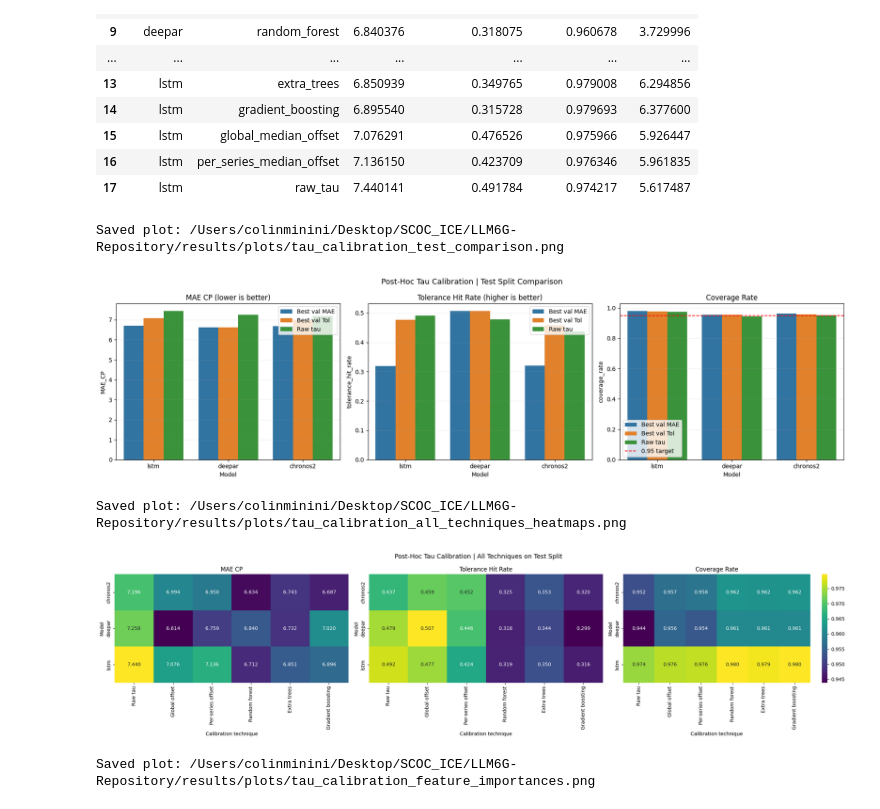
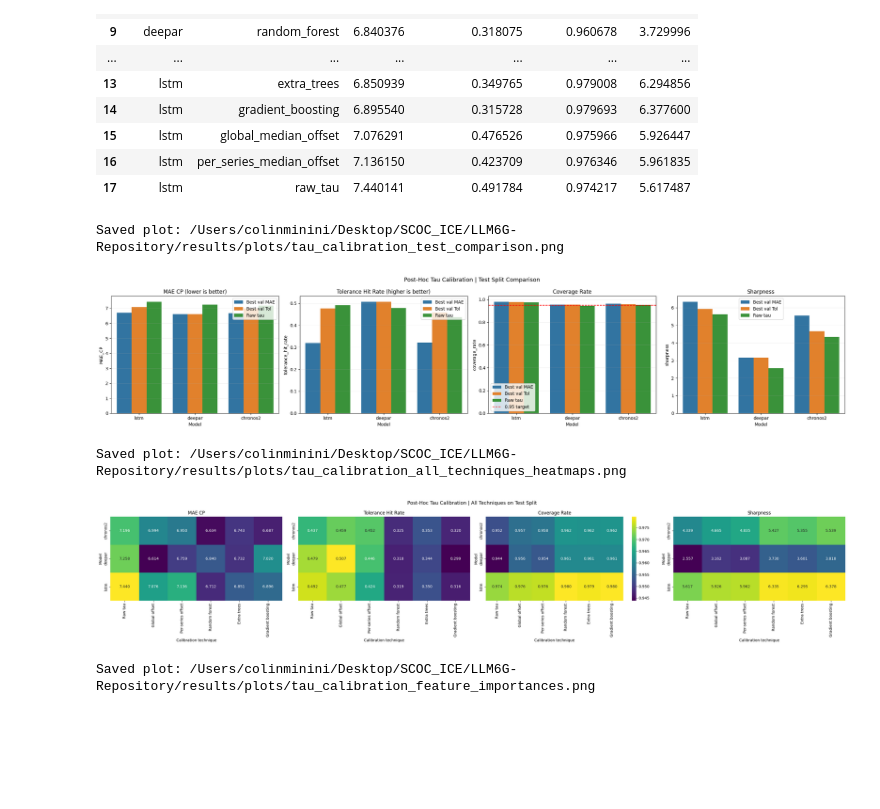
Before and after one commit to colinminini/LLM6G-Repository, a Jupyter notebook: notebooks/tau_calibration_experiment.ipynb, the cells around one changed output. Saved outputs shown, nothing was run; the diff lists cells and outputs as text; code cells hidden in the pictures; blank space fills up the shorter version.

```diff
--- a/notebooks/tau_calibration_experiment.ipynb
+++ b/notebooks/tau_calibration_experiment.ipynb
@@ -126,35 +126,36 @@ label_map = {
     'best_val_mae_cp': 'Best val MAE',
     'best_val_tolerance_hit_rate': 'Best val Tol',
 }
 plot_rows['selection_label'] = plot_rows['selected_on'].map(label_map)
 
 metric_specs = [
     ('MAE_CP', 'MAE CP (lower is better)'),
     ('tolerance_hit_rate', 'Tolerance Hit Rate (higher is better)'),
     ('coverage_rate', 'Coverage Rate'),
+    ('sharpness', 'Sharpness'),
 ]
-fig, axes = plt.subplots(1, 3, figsize=(18, 5))
+fig, axes = plt.subplots(1, 4, figsize=(24, 5))
 for ax, (metric, title) in zip(axes, metric_specs):
     sns.barplot(data=plot_rows, x='model', y=metric, hue='selection_label', ax=ax)
     ax.set_title(title)
     ax.set_xlabel('Model')
     ax.set_ylabel(metric)
     ax.grid(axis='y', alpha=0.2)
     if metric == 'coverage_rate':
         ax.axhline(0.95, color='red', linestyle='--', linewidth=1.3, label='0.95 target')
         ax.legend(loc='best')
     else:
         ax.legend(loc='best')
 
 fig.suptitle('Post-Hoc Tau Calibration | Test Split Comparison', fontsize=13)
 plt.tight_layout()
 plot_path = PLOTS_DIR / 'tau_calibration_test_comparison.png'
 fig.savefig(plot_path, dpi=160, bbox_inches='tight')
 print('Saved plot:', plot_path)
 plt.show()
 # %% [output]
 Saved plot: /Users/colinminini/Desktop/SCOC_ICE/LLM6G-Repository/results/plots/tau_calibration_test_comparison.png
-[figure, old version]
+[figure, new version]
 # %%
 test_rows = summary_df[summary_df['split'] == 'test'].copy()
 calibrator_order = [
@@ -178,8 +179,9 @@ metric_specs = [
     ('MAE_CP', 'MAE CP'),
     ('tolerance_hit_rate', 'Tolerance Hit Rate'),
     ('coverage_rate', 'Coverage Rate'),
+    ('sharpness', 'Sharpness'),
 ]
-fig, axes = plt.subplots(1, 3, figsize=(22, 5.5))
+fig, axes = plt.subplots(1, 4, figsize=(28, 5.5))
 for ax, (metric, title) in zip(axes, metric_specs):
     pivot = test_rows.pivot(index='model', columns='calibrator_label', values=metric)
     pivot = pivot[[label_map[c] for c in calibrator_order if label_map[c] in pivot.columns]]
@@ -195,7 +197,7 @@ print('Saved plot:', all_plot_path)
 plt.show()
 # %% [output]
 Saved plot: /Users/colinminini/Desktop/SCOC_ICE/LLM6G-Repository/results/plots/tau_calibration_all_techniques_heatmaps.png
-[figure, old version]
+[figure, new version]
 # %%
 mae_selected = best_df[best_df['selected_on'] == 'best_val_mae_cp'][['model', 'calibrator']].copy()
 feat_plot_df = feat_df.merge(mae_selected, on=['model', 'calibrator'], how='inner')
```
Also changed, not shown: 7 other files.
